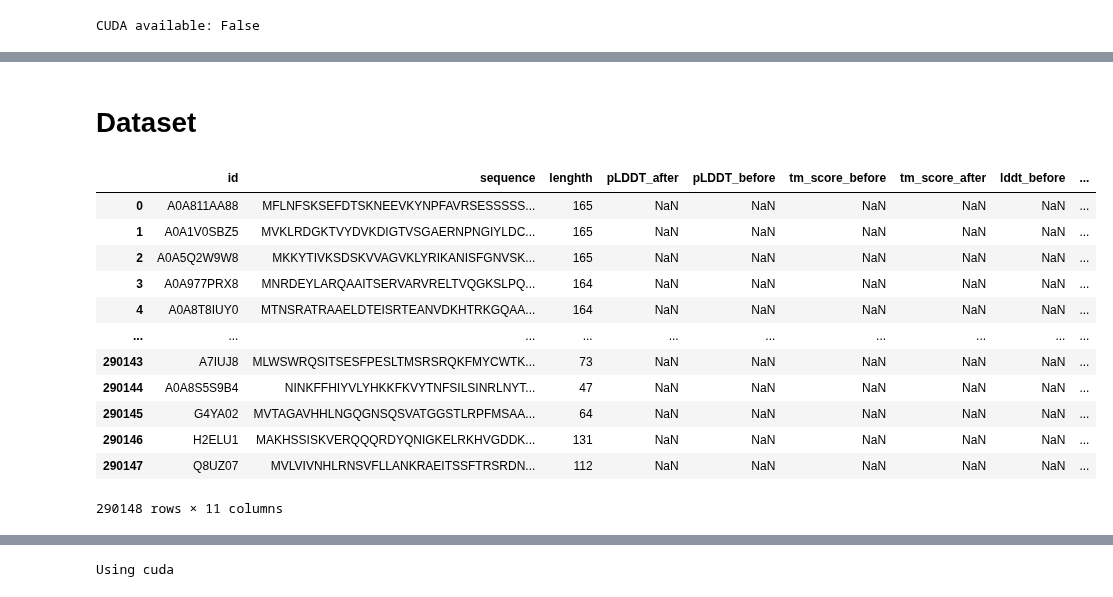
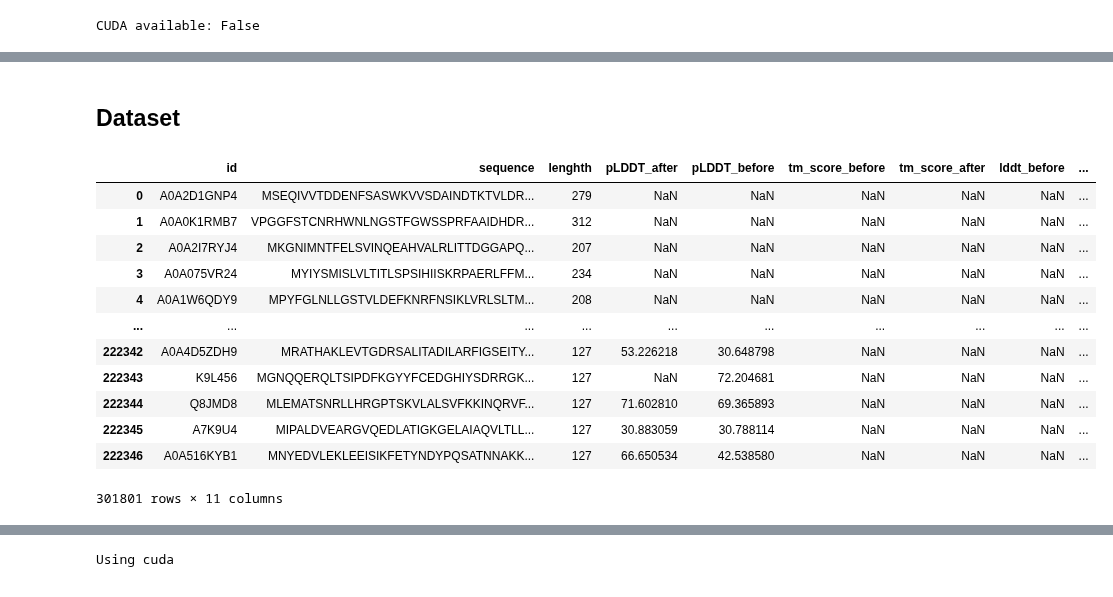
Before and after one commit to pimenol/ProteinTTT, a Jupyter notebook: notebooks/Bfvd.ipynb, the cells around one changed output, grey strips where cells are left out. Saved outputs shown, nothing was run; the diff lists cells and outputs as text; code cells hidden in the pictures.

```diff
--- a/notebooks/Bfvd.ipynb
+++ b/notebooks/Bfvd.ipynb
@@ -27,10 +27,12 @@ pd.set_option("display.max_rows", 100)
 pd.set_option("max_colwidth", 100)
 
 base_path = Path("/scratch/project/open-32-14/pimenol1/ProteinTTT/ProteinTTT/data/bfvd")
-DATASET_PATH = Path("/scratch/project/open-32-14/antonb/bfvd/bfvd_logan.fasta")
+DATASET_PATH = Path("/scratch/project/open-32-14/antonb/bfvd/2023_02_v2-entry_nmsa_plddt_version.tsv")
 OUTPUT_PDB = base_path / Path('predicted_structures')
 SUMMARY_PATH = base_path / Path('subset_1.tsv')
-SAVE_PATH = base_path / Path('subset_1_2.tsv')
+SAVE_PATH = base_path / Path('prior_out.tsv')
+CLEAN_DF_PATH = base_path / Path('subset_1.tsv')
+RESULTS_PATH = base_path / Path('results.tsv')
 
 CORRECT_PREDICTED_PDB = Path("/scratch/project/open-32-14/antonb/bfvd/bfvd")
 # os.makedirs(CDR_PATH, exist_ok=True)
@@ -49,19 +51,21 @@ NameError: name 'os' is not defined
 # %% [markdown]
-# Dataset
+## Dataset
 # %%
-df = pd.read_csv(SUMMARY_PATH, sep="\t")
-df
+df_clean = pd.read_csv(CLEAN_DF_PATH, sep="\t")
+results = pd.read_csv(RESULTS_PATH, sep="\t")
+df_done = pd.concat([df_clean, results], axis=0)
+df_done
 # %% [output]
 |  | id | sequence | lenghth | pLDDT_after | pLDDT_before | tm_score_before | tm_score_after | lddt_before | ... |
-| 0 | A0A811AA88 | MFLNFSKSEFDTSKNEEVKYNPFAVRSESSSSS... | 165 | NaN | NaN | NaN | NaN | NaN | ... |
-| 1 | A0A1V0SBZ5 | MVKLRDGKTVYDVKDIGTVSGAERNPNGIYLDC... | 165 | NaN | NaN | NaN | NaN | NaN | ... |
-| 2 | A0A5Q2W9W8 | MKKYTIVKSDSKVVAGVKLYRIKANISFGNVSK... | 165 | NaN | NaN | NaN | NaN | NaN | ... |
-| 3 | A0A977PRX8 | MNRDEYLARQAAITSERVARVRELTVQGKSLPQ... | 164 | NaN | NaN | NaN | NaN | NaN | ... |
-| 4 | A0A8T8IUY0 | MTNSRATRAAELDTEISRTEANVDKHTRKGQAA... | 164 | NaN | NaN | NaN | NaN | NaN | ... |
+| 0 | A0A2D1GNP4 | MSEQIVVTDDENFSASWKVVSDAINDTKTVLDR... | 279 | NaN | NaN | NaN | NaN | NaN | ... |
+| 1 | A0A0K1RMB7 | VPGGFSTCNRHWNLNGSTFGWSSPRFAAIDHDR... | 312 | NaN | NaN | NaN | NaN | NaN | ... |
+| 2 | A0A2I7RYJ4 | MKGNIMNTFELSVINQEAHVALRLITTDGGAPQ... | 207 | NaN | NaN | NaN | NaN | NaN | ... |
+| 3 | A0A075VR24 | MYIYSMISLVLTITLSPSIHIISKRPAERLFFM... | 234 | NaN | NaN | NaN | NaN | NaN | ... |
+| 4 | A0A1W6QDY9 | MPYFGLNLLGSTVLDEFKNRFNSIKLVRLSLTM... | 208 | NaN | NaN | NaN | NaN | NaN | ... |
 | ... | ... | ... | ... | ... | ... | ... | ... | ... | ... |
-| 290143 | A7IUJ8 | MLWSWRQSITSESFPESLTMSRSRQKFMYCWTK... | 73 | NaN | NaN | NaN | NaN | NaN | ... |
-| 290144 | A0A8S5S9B4 | NINKFFHIYVLYHKKFKVYTNFSILSINRLNYT... | 47 | NaN | NaN | NaN | NaN | NaN | ... |
-| 290145 | G4YA02 | MVTAGAVHHLNGQGNSQSVATGGSTLRPFMSAA... | 64 | NaN | NaN | NaN | NaN | NaN | ... |
-| 290146 | H2ELU1 | MAKHSSISKVERQQQRDYQNIGKELRKHVGDDK... | 131 | NaN | NaN | NaN | NaN | NaN | ... |
-| 290147 | Q8UZ07 | MVLVIVNHLRNSVFLLANKRAEITSSFTRSRDN... | 112 | NaN | NaN | NaN | NaN | NaN | ... |
+| 222342 | A0A4D5ZDH9 | MRATHAKLEVTGDRSALITADILARFIGSEITY... | 127 | 53.226218 | 30.648798 | NaN | NaN | NaN | ... |
+| 222343 | K9L456 | MGNQQERQLTSIPDFKGYYFCEDGHIYSDRRGK... | 127 | NaN | 72.204681 | NaN | NaN | NaN | ... |
+| 222344 | Q8JMD8 | MLEMATSNRLLHRGPTSKVLALSVFKKINQRVF... | 127 | 71.602810 | 69.365893 | NaN | NaN | NaN | ... |
+| 222345 | A7K9U4 | MIPALDVEARGVQEDLATIGKGELAIAQVLTLL... | 127 | 30.883059 | 30.788114 | NaN | NaN | NaN | ... |
+| 222346 | A0A516KYB1 | MNYEDVLEKLEEISIKFETYNDYPQSATNNAKK... | 127 | 66.650534 | 42.538580 | NaN | NaN | NaN | ... |
-290148 rows × 11 columns
+301801 rows × 11 columns
```
Also changed, not shown: parts of 16 cells of this notebook.
